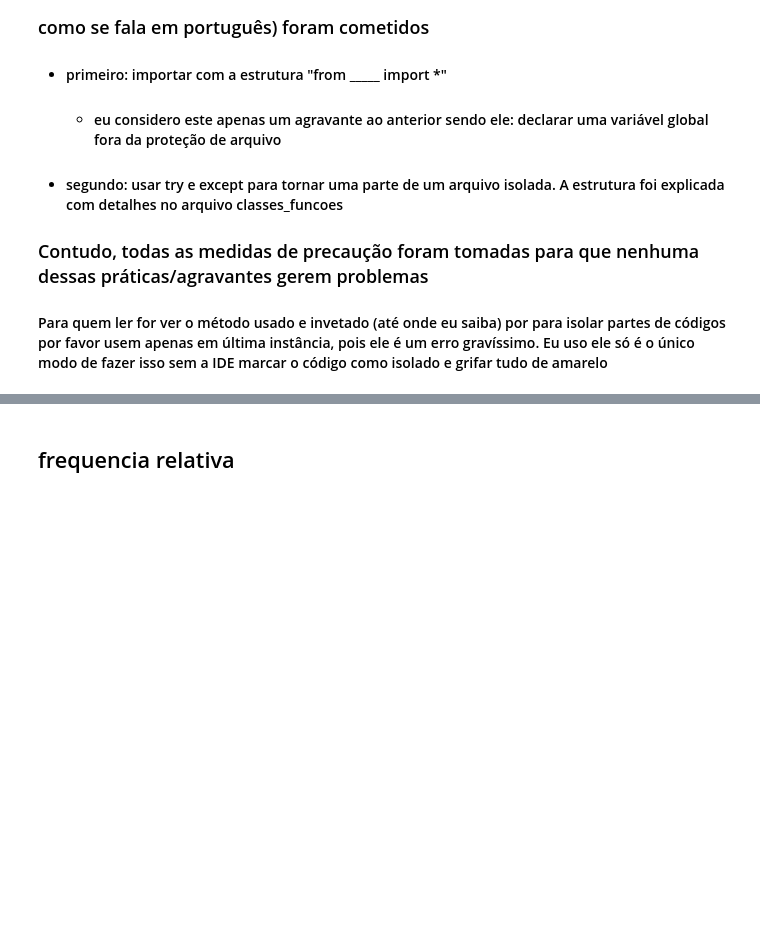
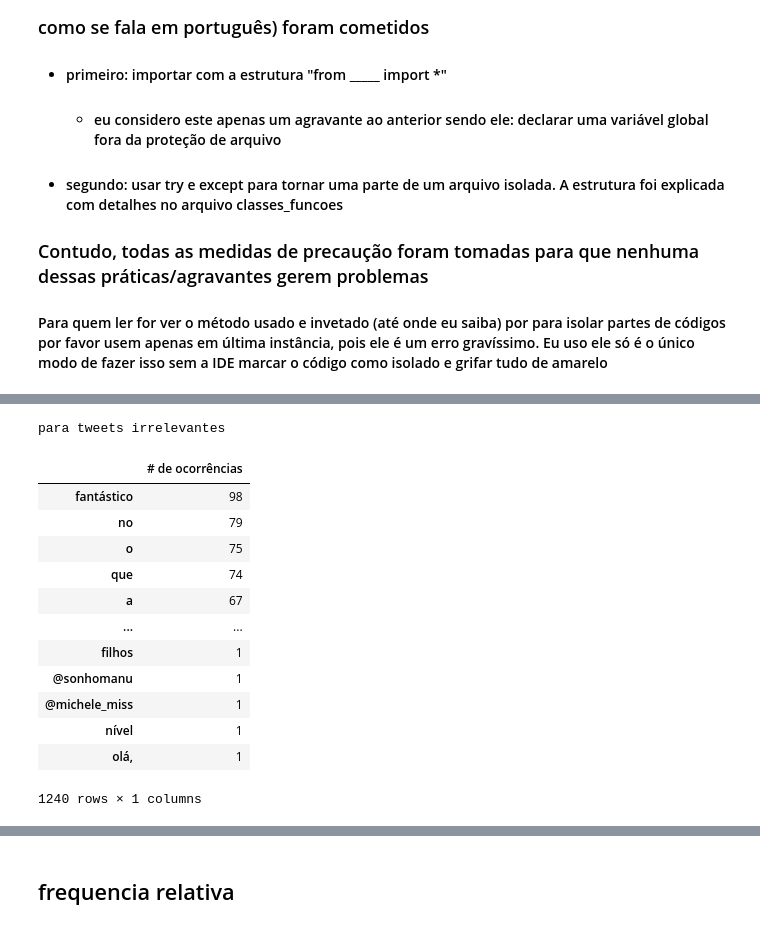
Before and after one commit to RafaelNiccheri/P1-Cdados21_2, a Jupyter notebook: Projeto_1.1.ipynb, the cells around one changed output, grey strips where cells are left out. Cells and saved outputs as stored; diff of their text form; code cells hidden in the pictures; blank space fills up the shorter version.

```diff
--- a/Projeto_1.1.ipynb
+++ b/Projeto_1.1.ipynb
@@ -65,0 +150,19 @@ mn6 = RemoveWords(p, '# de ocorrências', show_removed=True)
+# %%
+print('para tweets irrelevantes')
+irel = ListWord(column_name='Treinamento').c_o_f(dados_treino_irel)
+irel.sort_values(by='# de ocorrências', ascending=False)
+# %% [output]
+para tweets irrelevantes
+|  | # de ocorrências |
+| fantástico | 98 |
+| no | 79 |
+| o | 75 |
+| que | 74 |
+| a | 67 |
+| ... | ... |
+| filhos | 1 |
+| @sonhomanu | 1 |
+| @michele_miss | 1 |
+| nível | 1 |
+| olá, | 1 |
+1240 rows × 1 columns
```
Also changed, not shown: parts of 33 cells of this notebook, 2 other files.
